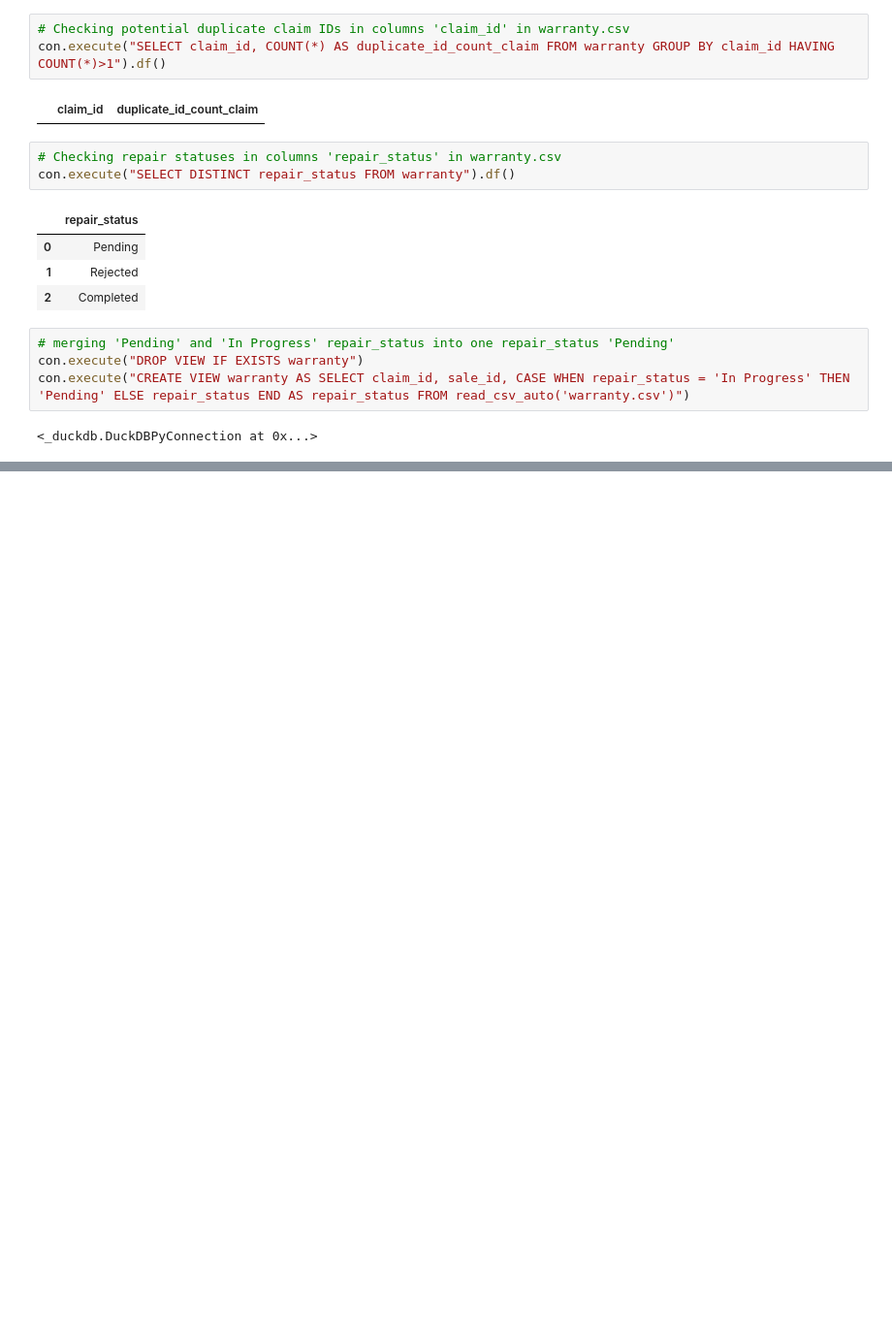
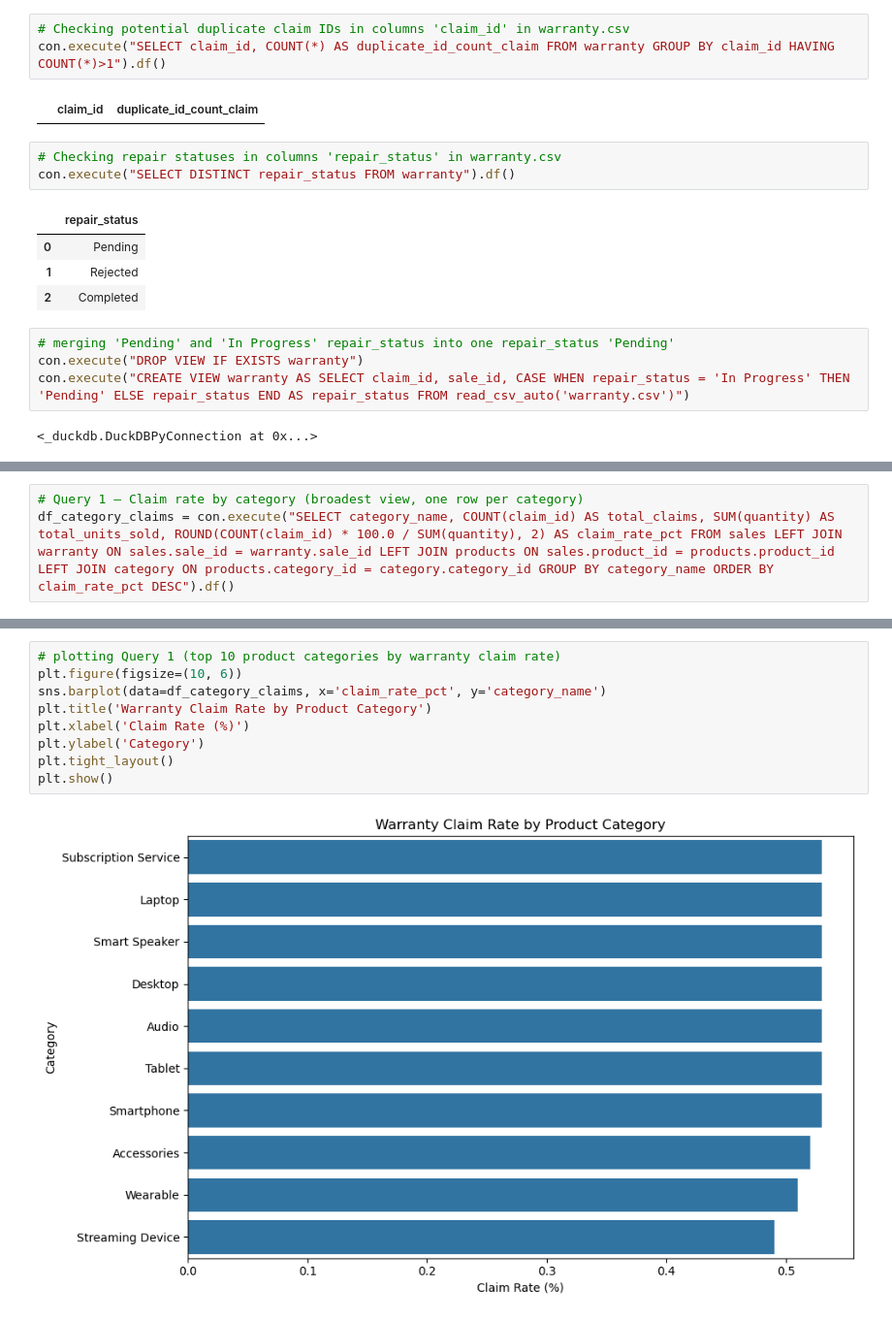
Before and after one commit to syadavalli90-lab/data-analytics-projects, a Jupyter notebook: apple_analytics.ipynb, the cells around one changed output, grey strips where cells are left out. Shown at 97% size. Saved outputs shown, nothing was run; the diff lists cells and outputs as text; blank space fills up the shorter version.

```diff
--- a/apple_analytics.ipynb
+++ b/apple_analytics.ipynb
@@ -231,0 +215,3 @@ con.execute("SELECT * FROM sales LEFT JOIN warranty ON sales.sale_id = warranty.
+# %%
+# Query 1 — Claim rate by category (broadest view, one row per category)
+df_category_claims = con.execute("SELECT category_name, COUNT(claim_id) AS total_claims, SUM(quantity) AS total_units_sold, ROUND(COUNT(claim_id) * 100.0 / SUM(quantity), 2) AS claim_rate_pct FROM sales LEFT JOIN warranty ON sales.sale_id = warranty.sale_id LEFT JOIN products ON sales.product_id = products.product_id LEFT JOIN category ON products.category_id = category.category_id GROUP BY category_name ORDER BY claim_rate_pct DESC").df()
@@ -231,0 +224,11 @@ con.execute("SELECT * FROM sales LEFT JOIN warranty ON sales.sale_id = warranty.
+# %%
+# plotting Query 1 (top 10 product categories by warranty claim rate)
+plt.figure(figsize=(10, 6))
+sns.barplot(data=df_category_claims, x='claim_rate_pct', y='category_name')
+plt.title('Warranty Claim Rate by Product Category')
+plt.xlabel('Claim Rate (%)')
+plt.ylabel('Category')
+plt.tight_layout()
+plt.show()
+# %% [output]
+[figure, added]
```
Also changed, not shown: parts of 17 cells of this notebook, 1 other file.
